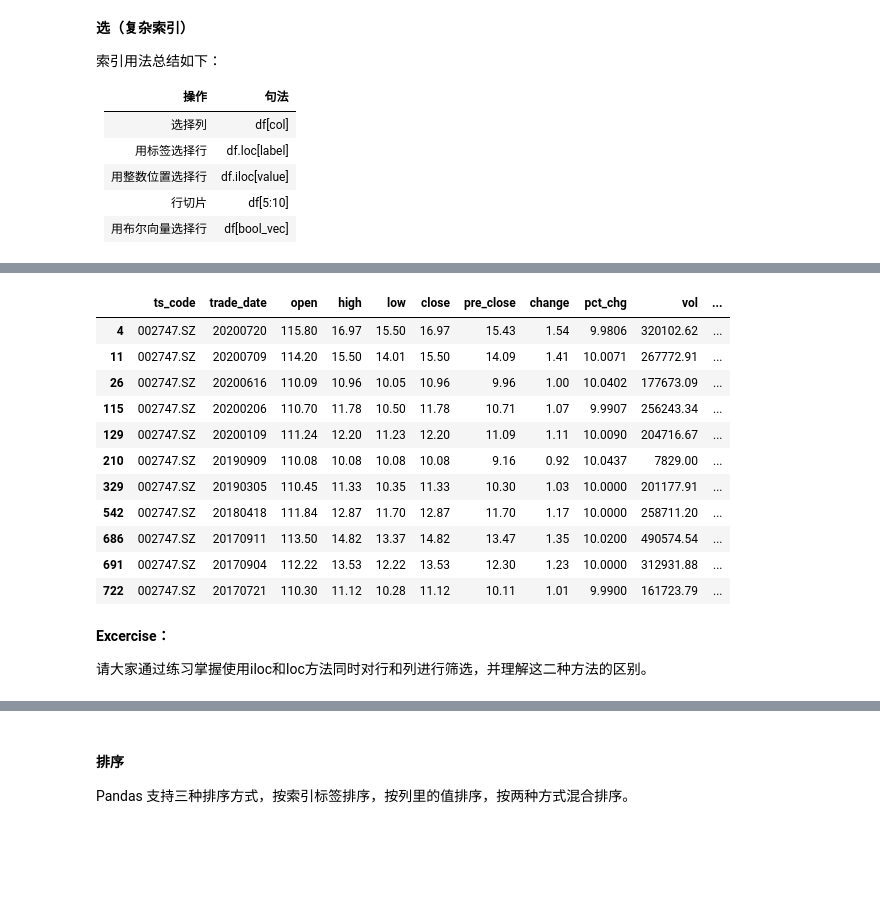
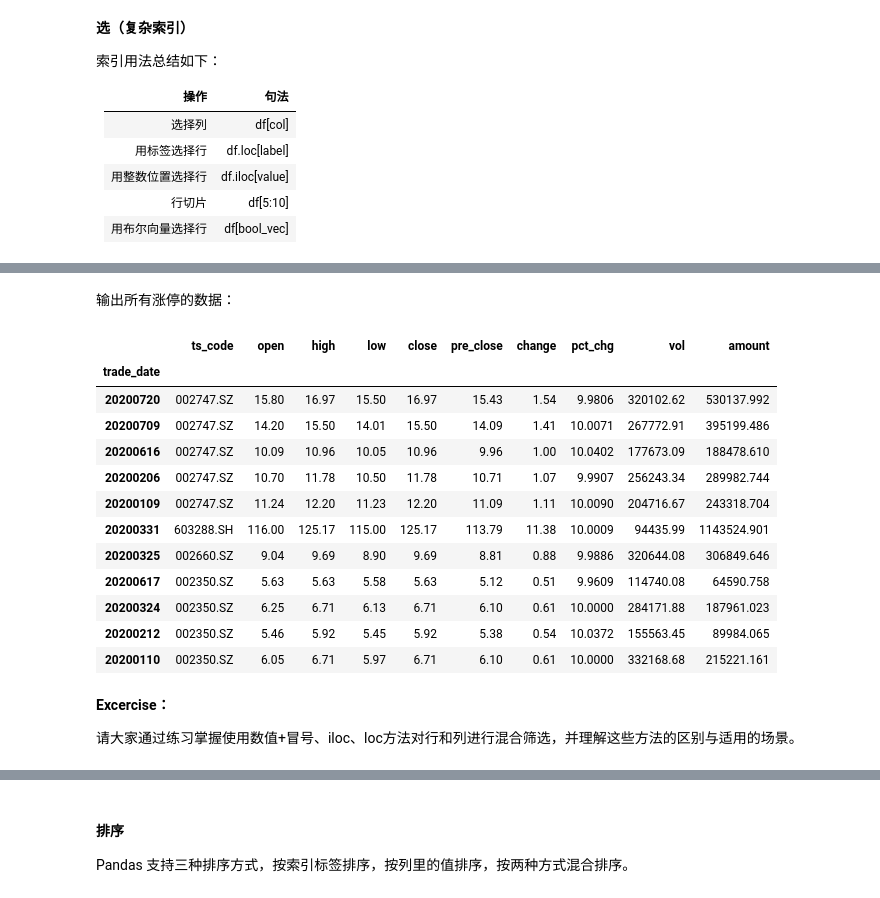
Before and after one commit to superMC5657/jrxy_python_course, a Jupyter notebook: BasicSession/pandas_learn.ipynb, the cells around one changed output, grey strips where cells are left out. Saved outputs shown, nothing was run; the diff lists cells and outputs as text; code cells hidden in the pictures; blank space fills up the shorter version.

```diff
--- a/BasicSession/pandas_learn.ipynb
+++ b/BasicSession/pandas_learn.ipynb
@@ -313,3 +369,7 @@ Name: open, dtype: float64
 |用整数位置选择行|df.iloc[value]|
 |行切片|df[5:10]|
 |用布尔向量选择行|df[bool_vec]|
+# %%
+import pandas as pd
+df = pd.read_csv('multi_stock_data.csv', index_col=0)
+df
@@ -350,19 +487,22 @@ df.loc[df['vol'] > df['vol'].mean(),:]
+# %% [markdown]
+输出所有涨停的数据：
 # %%
-df.loc[df['pct_chg'] > 9.9,:] # 输出所有涨停的数据
+df[df['pct_chg'] > 9.9]
 # %% [output]
-|  | ts_code | trade_date | open | high | low | close | pre_close | change | pct_chg | vol | ... |
-| 4 | 002747.SZ | 20200720 | 115.80 | 16.97 | 15.50 | 16.97 | 15.43 | 1.54 | 9.9806 | 320102.62 | ... |
-| 11 | 002747.SZ | 20200709 | 114.20 | 15.50 | 14.01 | 15.50 | 14.09 | 1.41 | 10.0071 | 267772.91 | ... |
-| 26 | 002747.SZ | 20200616 | 110.09 | 10.96 | 10.05 | 10.96 | 9.96 | 1.00 | 10.0402 | 177673.09 | ... |
-| 115 | 002747.SZ | 20200206 | 110.70 | 11.78 | 10.50 | 11.78 | 10.71 | 1.07 | 9.9907 | 256243.34 | ... |
-| 129 | 002747.SZ | 20200109 | 111.24 | 12.20 | 11.23 | 12.20 | 11.09 | 1.11 | 10.0090 | 204716.67 | ... |
-| 210 | 002747.SZ | 20190909 | 110.08 | 10.08 | 10.08 | 10.08 | 9.16 | 0.92 | 10.0437 | 7829.00 | ... |
-| 329 | 002747.SZ | 20190305 | 110.45 | 11.33 | 10.35 | 11.33 | 10.30 | 1.03 | 10.0000 | 201177.91 | ... |
-| 542 | 002747.SZ | 20180418 | 111.84 | 12.87 | 11.70 | 12.87 | 11.70 | 1.17 | 10.0000 | 258711.20 | ... |
-| 686 | 002747.SZ | 20170911 | 113.50 | 14.82 | 13.37 | 14.82 | 13.47 | 1.35 | 10.0200 | 490574.54 | ... |
-| 691 | 002747.SZ | 20170904 | 112.22 | 13.53 | 12.22 | 13.53 | 12.30 | 1.23 | 10.0000 | 312931.88 | ... |
-| 722 | 002747.SZ | 20170721 | 110.30 | 11.12 | 10.28 | 11.12 | 10.11 | 1.01 | 9.9900 | 161723.79 | ... |
+|  | ts_code | open | high | low | close | pre_close | change | pct_chg | vol | amount |
+| trade_date |  |  |  |  |  |  |  |  |  |  |
+| 20200720 | 002747.SZ | 15.80 | 16.97 | 15.50 | 16.97 | 15.43 | 1.54 | 9.9806 | 320102.62 | 530137.992 |
+| 20200709 | 002747.SZ | 14.20 | 15.50 | 14.01 | 15.50 | 14.09 | 1.41 | 10.0071 | 267772.91 | 395199.486 |
+| 20200616 | 002747.SZ | 10.09 | 10.96 | 10.05 | 10.96 | 9.96 | 1.00 | 10.0402 | 177673.09 | 188478.610 |
+| 20200206 | 002747.SZ | 10.70 | 11.78 | 10.50 | 11.78 | 10.71 | 1.07 | 9.9907 | 256243.34 | 289982.744 |
+| 20200109 | 002747.SZ | 11.24 | 12.20 | 11.23 | 12.20 | 11.09 | 1.11 | 10.0090 | 204716.67 | 243318.704 |
+| 20200331 | 603288.SH | 116.00 | 125.17 | 115.00 | 125.17 | 113.79 | 11.38 | 10.0009 | 94435.99 | 1143524.901 |
+| 20200325 | 002660.SZ | 9.04 | 9.69 | 8.90 | 9.69 | 8.81 | 0.88 | 9.9886 | 320644.08 | 306849.646 |
+| 20200617 | 002350.SZ | 5.63 | 5.63 | 5.58 | 5.63 | 5.12 | 0.51 | 9.9609 | 114740.08 | 64590.758 |
+| 20200324 | 002350.SZ | 6.25 | 6.71 | 6.13 | 6.71 | 6.10 | 0.61 | 10.0000 | 284171.88 | 187961.023 |
+| 20200212 | 002350.SZ | 5.46 | 5.92 | 5.45 | 5.92 | 5.38 | 0.54 | 10.0372 | 155563.45 | 89984.065 |
+| 20200110 | 002350.SZ | 6.05 | 6.71 | 5.97 | 6.71 | 6.10 | 0.61 | 10.0000 | 332168.68 | 215221.161 |
-# %% [markdown]
-**Excercise：**
-
-请大家通过练习掌握使用iloc和loc方法同时对行和列进行筛选，并理解这二种方法的区别。
+# %% [markdown]
+**Excercise：**
+
+请大家通过练习掌握使用数值+冒号、iloc、loc方法对行和列进行混合筛选，并理解这些方法的区别与适用的场景。
```
Also changed, not shown: parts of 58 cells of this notebook.
